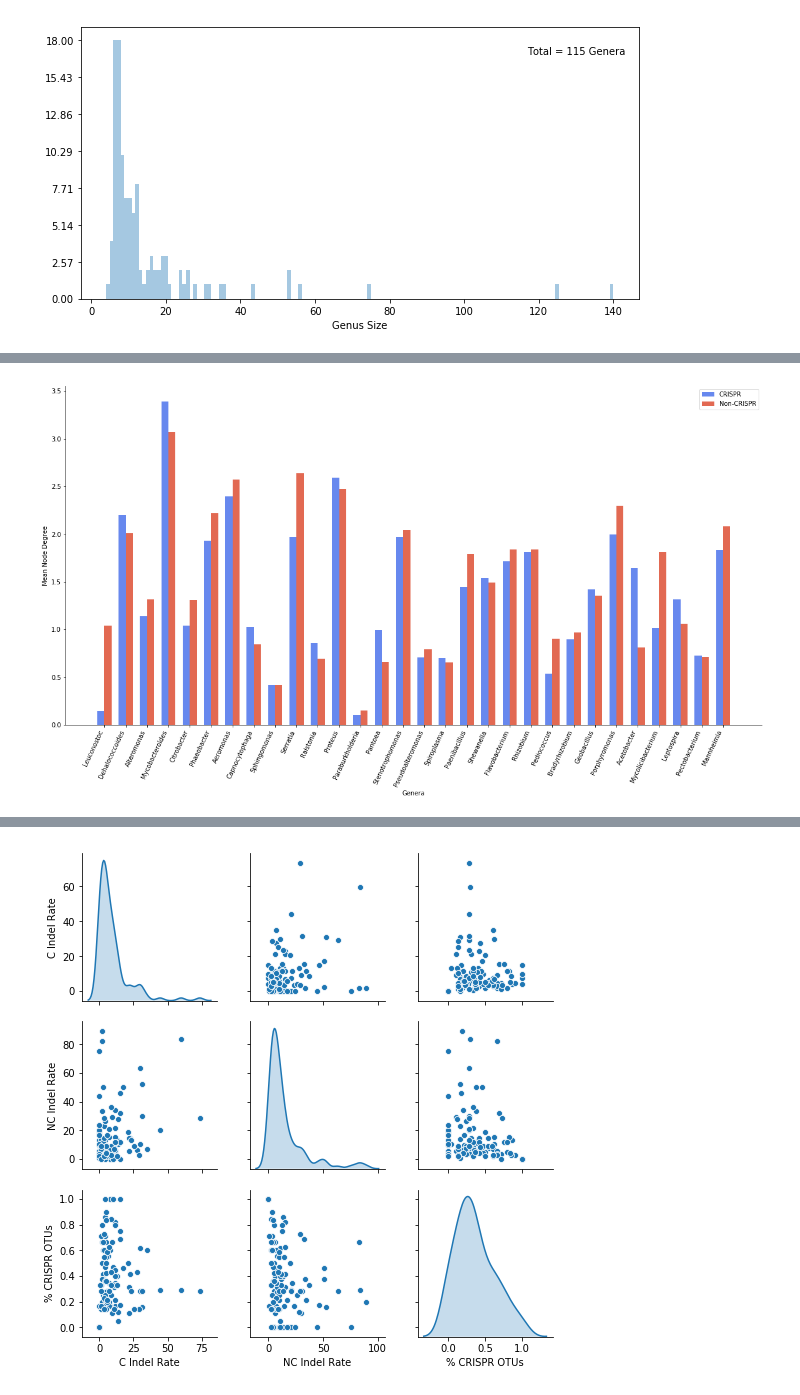
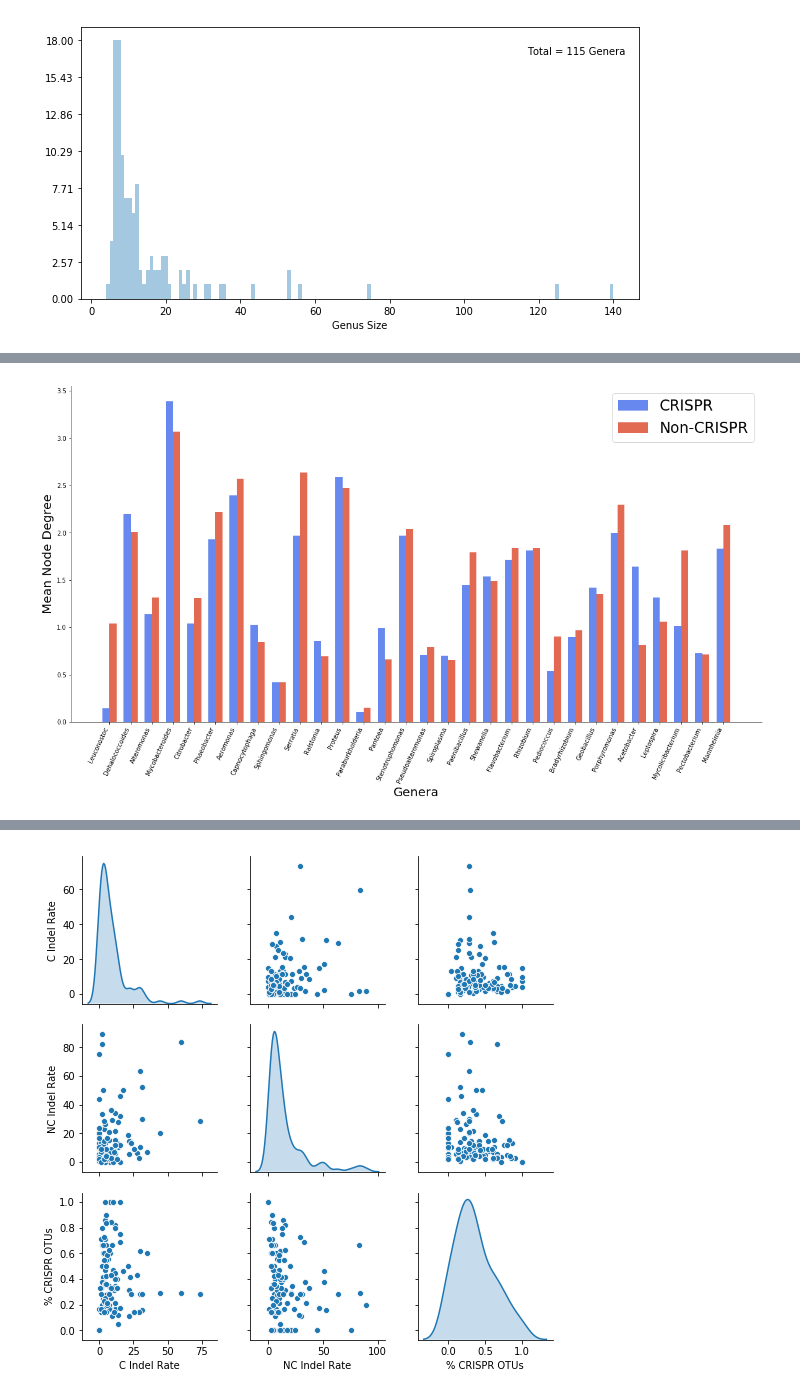
Before and after one commit to DJSiddharthVader/Undergrad_Thesis, a Jupyter notebook: notebooks/plotting.ipynb, the cells around one changed output, grey strips where cells are left out. Saved outputs shown, nothing was run; the diff lists cells and outputs as text; code cells hidden in the pictures.

```diff
--- a/notebooks/plotting.ipynb
+++ b/notebooks/plotting.ipynb
@@ -76,10 +77,10 @@ finaldf = plu.finaldf(mdf,stats).drop('Streptomyces')
 nohdf = finaldf[(finaldf['c_indel'] != 100) & (finaldf['nc_indel'] != 100)]
 # %%
 plu.multiBarPlot(nohdf,['c_mean_deg','nc_mean_deg'],
-                 'Mean Node Degree',width=1,dpi=dpi,
-                file='{}/c_nc_deg_bar.png'.format(basefigdir))
+    'Mean Node Degree',width=1,dpi=dpi,lsize=24,
+        file='{}/c_nc_deg_bar.png'.format(basefigdir))
 # %% [output]
-[figure, old version]
+[figure, new version]
 # %%
 plu.cVsncClust(nohdf,dpi=dpi,
     file='{}/c_nc_clust_scatter.png'.format(basefigdir))
```
Also changed, not shown: parts of 8 cells of this notebook, 20 other files.
